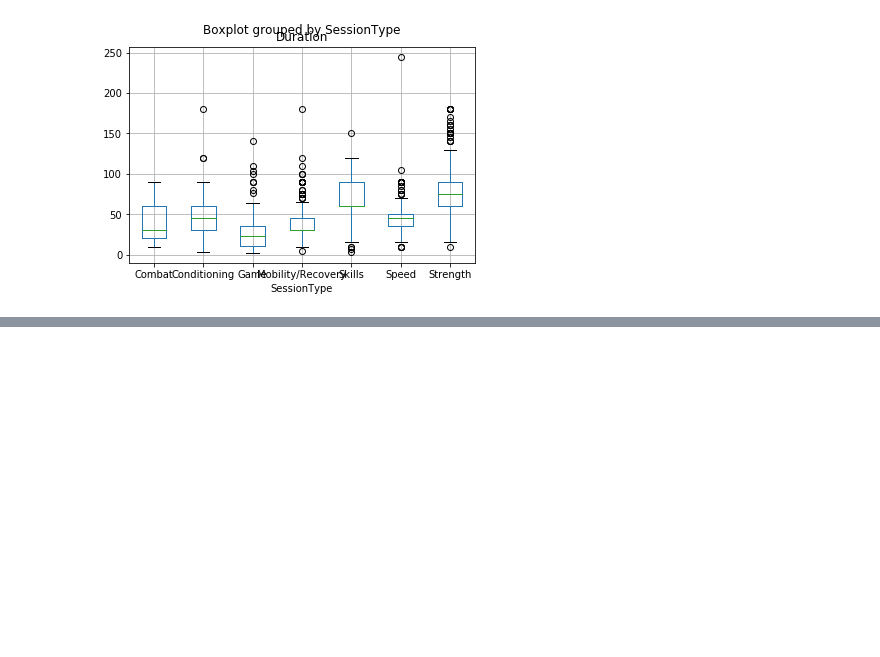
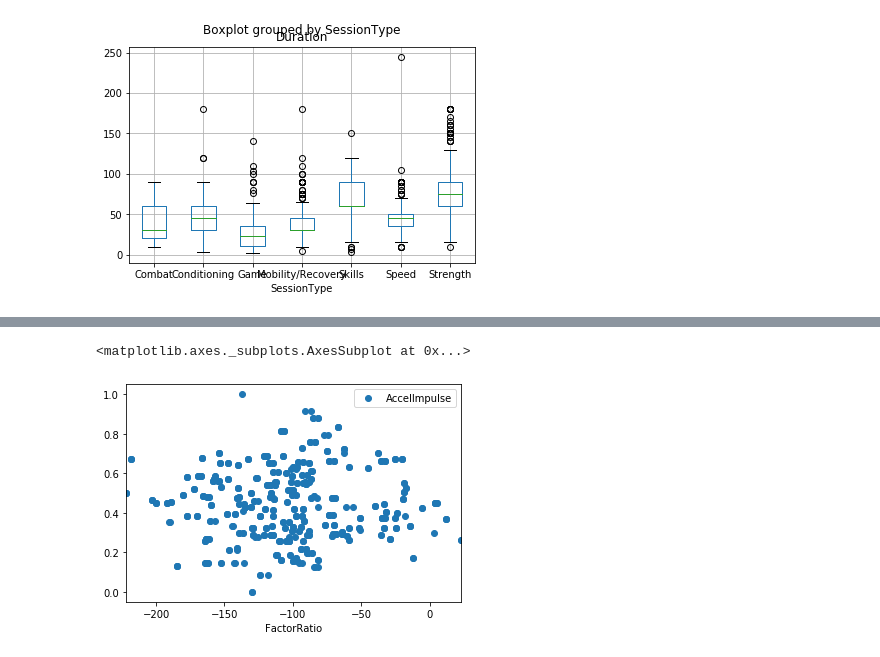
Before and after one commit to Sangha05/sta2453_project1, a Jupyter notebook: RPE_cleaning.ipynb, the cells around one changed output, grey strips where cells are left out. Drawn from its saved outputs; the diff is of its cells as text; code cells hidden in the pictures; blank space fills up the shorter version.

```diff
--- a/RPE_cleaning.ipynb
+++ b/RPE_cleaning.ipynb
@@ -331,0 +263,5 @@ array([[0.        , 0.02362113, 0.02362113, ..., 0.00787371, 0.01968428,
+# %%
+df_factor.plot(x="FactorRatio",y="AccelImpulse",style="o")
+# %% [output]
+<matplotlib.axes._subplots.AxesSubplot at 0x...>
+[figure, added]
```
Also changed, not shown: parts of 61 cells of this notebook.
